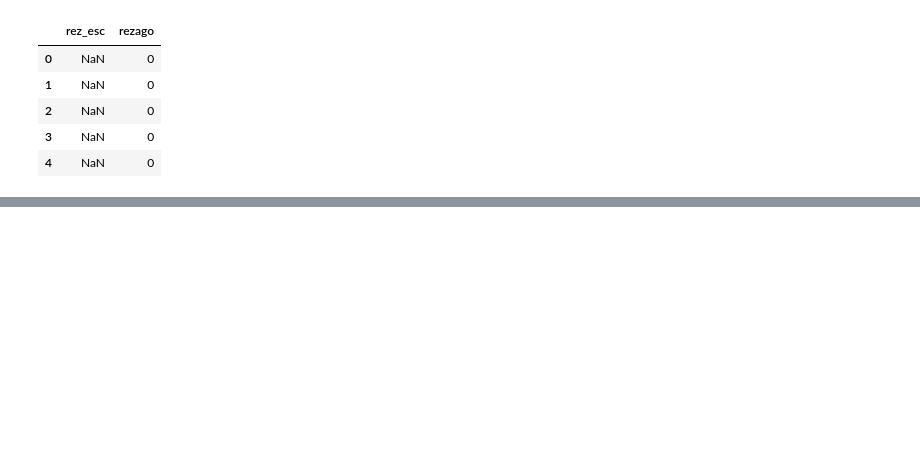
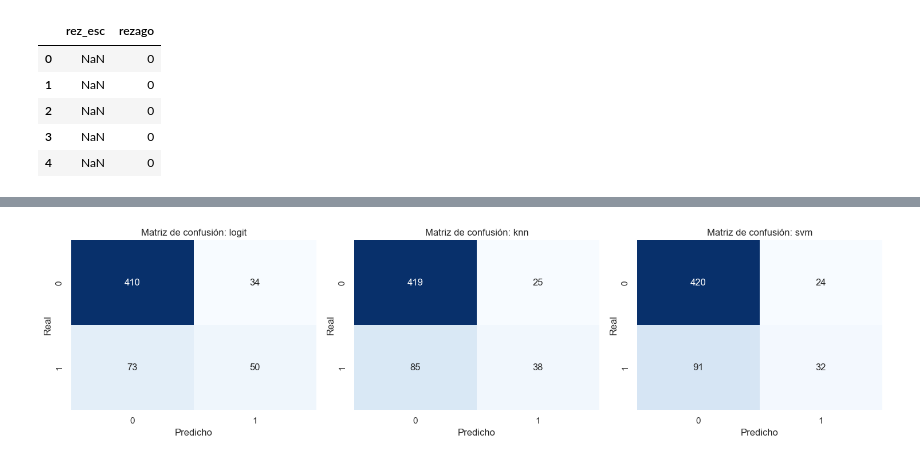
Before and after one commit to Juanfe2429/Sandbox_HE-_JuanDuque, a Jupyter notebook: Taller 1.ipynb, the cells around one changed output, grey strips where cells are left out. Saved outputs shown, nothing was run; the diff lists cells and outputs as text; code cells hidden in the pictures; blank space fills up the shorter version.

```diff
--- a/Taller 1.ipynb
+++ b/Taller 1.ipynb
@@ -140,0 +266,9 @@ X_ed[['rez_esc', 'gran rezago']].head()
+# %%
+y = (y >= 0.5).astype(int)
+# %%
+X_train, X_test, y_train, y_test = train_test_split(
+    X, y, test_size=0.2, random_state=45
+)
+
+print("Train size:", X_train.shape[0])
+print("Test size:", X_test.shape[0])
@@ -140,0 +278,3 @@ X_ed[['rez_esc', 'gran rezago']].head()
+# %%
+numeric_features = X.select_dtypes(include=["int64", "float64"]).columns
+categorical_features = X.select_dtypes(include=["object"]).columns
@@ -140,0 +335,9 @@ X_ed[['rez_esc', 'gran rezago']].head()
+# %%
+def evaluate_model(y_true, y_pred, y_prob):
+    return {
+        "accuracy": accuracy_score(y_true, y_pred),
+        "precision": precision_score(y_true, y_pred, zero_division=0),
+        "recall": recall_score(y_true, y_pred, zero_division=0),
+        "f1": f1_score(y_true, y_pred, zero_division=0),
+        "roc_auc": roc_auc_score(y_true, y_prob),
+    }
@@ -140,0 +414,16 @@ X_ed[['rez_esc', 'gran rezago']].head()
+# %%
+fig, axes = plt.subplots(1, 3, figsize=(15, 4))
+for ax, model_name in zip(axes, ["logit", "knn", "svm"]):
+    cm = base_confusions[model_name]
+    sns.heatmap(cm, annot=True, fmt="d", cbar=False, cmap="Blues", ax=ax)
+    ax.set_title(f"Matriz de confusión: {model_name}")
+    ax.set_xlabel("Predicho")
+    ax.set_ylabel("Real")
+plt.tight_layout()
+plt.show()
+
+for model_name in ["logit", "knn", "svm"]:
+    cm_sum = base_confusions[model_name].sum()
+    assert cm_sum == len(y_test), f"La matriz de {model_name} no suma len(y_test)."
+# %% [output]
+[figure, added]
```
Also changed, not shown: parts of 51 cells of this notebook.
